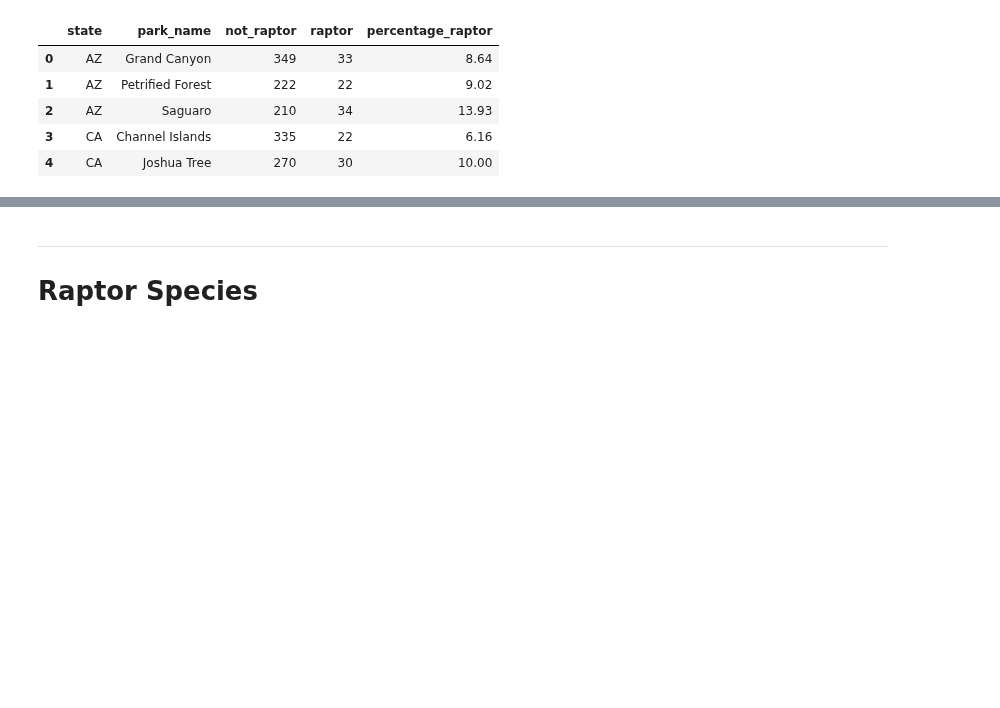
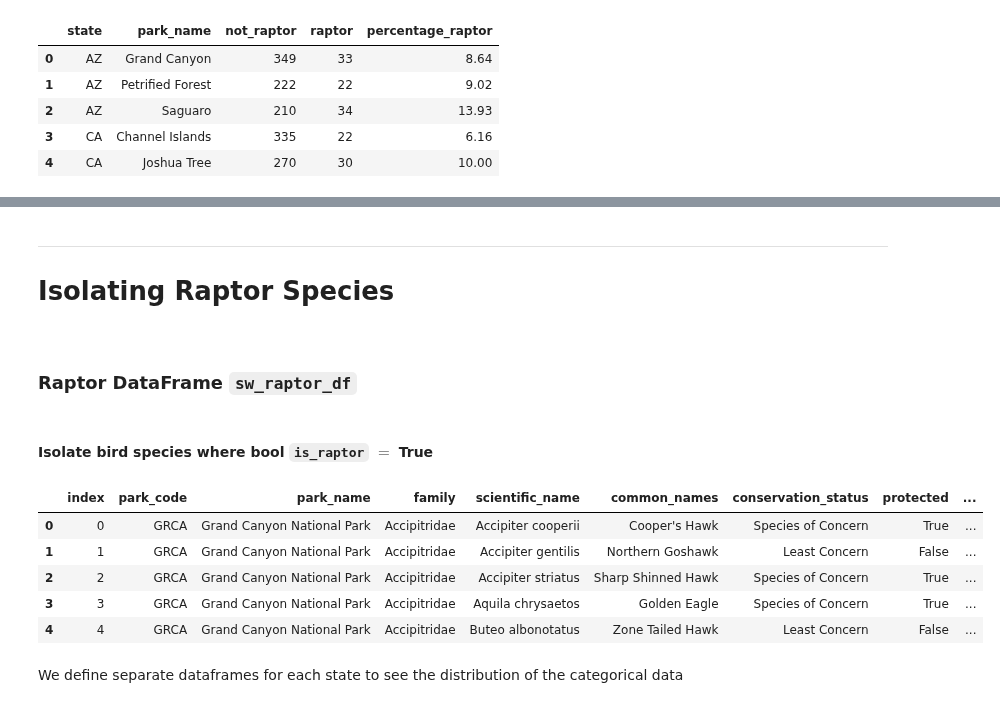
Before and after one commit to pineapple-bois/Biodiversity-In-National-Parks-Real-World, a Jupyter notebook: analysis.ipynb, the cells around one changed output, grey strips where cells are left out. Drawn from its saved outputs; the diff is of its cells as text; code cells hidden in the pictures; blank space fills up the shorter version.

Commit message:
Raptor dataframe

```diff
--- a/analysis.ipynb
+++ b/analysis.ipynb
@@ -527,4 +524,0 @@ plt.show()
-# %%
-# Define new column 'is protected'
-sw_birds_df['is_protected'] = sw_birds_df.conservation_status != 'Least Concern'
-sw_birds_df.head()
@@ -538,3 +525,19 @@ sw_birds_df.head()
 # %% [markdown]
 ----
-# Raptor Species
+# Isolating Raptor Species
+&nbsp;
+### Raptor DataFrame `sw_raptor_df`
+# %% [markdown]
+#### Isolate bird species where bool `is_raptor` $=$ True
+# %%
+sw_raptor_df = sw_birds_df[sw_birds_df['is_raptor'] == True].reset_index()
+sw_raptor_df.head()
+# %% [output]
+|  | index | park_code | park_name | family | scientific_name | common_names | conservation_status | protected | ... |
+| 0 | 0 | GRCA | Grand Canyon National Park | Accipitridae | Accipiter cooperii | Cooper's Hawk | Species of Concern | True | ... |
+| 1 | 1 | GRCA | Grand Canyon National Park | Accipitridae | Accipiter gentilis | Northern Goshawk | Least Concern | False | ... |
+| 2 | 2 | GRCA | Grand Canyon National Park | Accipitridae | Accipiter striatus | Sharp Shinned Hawk | Species of Concern | True | ... |
+| 3 | 3 | GRCA | Grand Canyon National Park | Accipitridae | Aquila chrysaetos | Golden Eagle | Species of Concern | True | ... |
+| 4 | 4 | GRCA | Grand Canyon National Park | Accipitridae | Buteo albonotatus | Zone Tailed Hawk | Least Concern | False | ... |
+# %% [markdown]
+We define separate dataframes for each state to see the distribution of the categorical data
```
Also changed, not shown: parts of 6 cells of this notebook.
